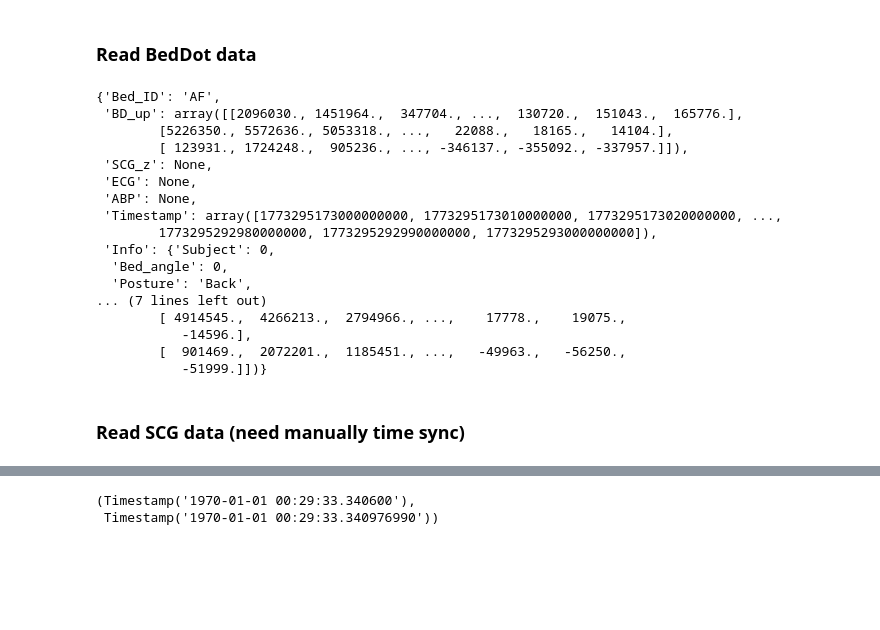
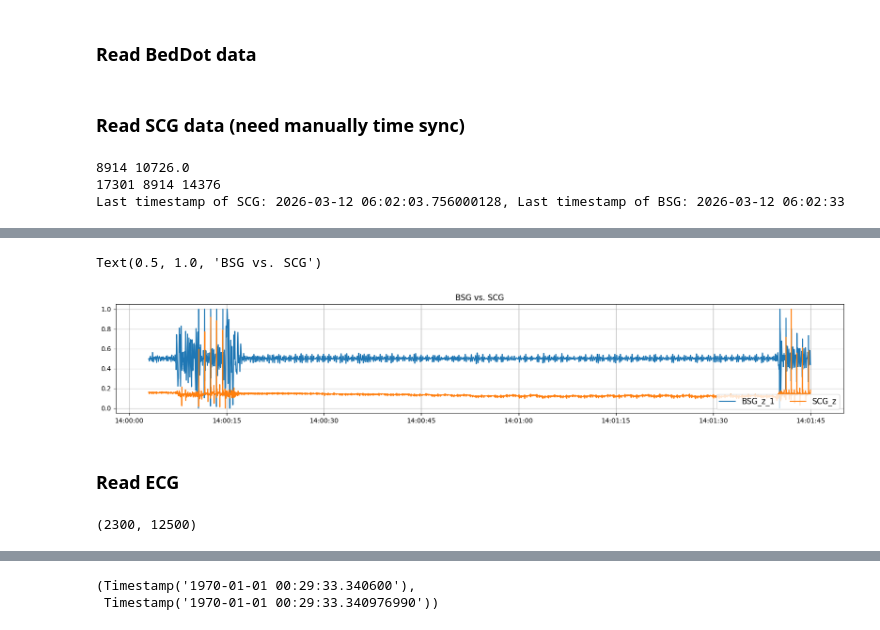
Before and after one commit to ZYY0844/CoreDemo_YY, a Jupyter notebook: processing/data_processing.ipynb, the cells around one changed output, grey strips where cells are left out. Cells and saved outputs as stored; diff of their text form; code cells hidden in the pictures; blank space fills up the shorter version.

```diff
--- a/processing/data_processing.ipynb
+++ b/processing/data_processing.ipynb
@@ -162,6 +292,7 @@ def resample_with_timestamps(timestamps, x, target_fs):
 # %%
 root_path = './data/'
 target_path = './data_final/'
+fs = 100
 # %%
 def new_struct():
     data_struct = {
@@ -206,34 +338,59 @@ cur_struct['Info']['Other_comment'] = None
 bed_reading = np.load(f'../data/{selected_bed["SID"]}_{status}.npy', allow_pickle=True).item()
 signal = bed_reading['data']
 BSG_timestamps = bed_reading['timestamps']
-cur_struct['BD_up'] = bed_reading['data']
-cur_struct['Timestamp'] = bed_reading['timestamps']
+# cur_struct['BD_up'] = bed_reading['data']
+# cur_struct['Timestamp'] = bed_reading['timestamps']
 
 if cur_struct['Bed_ID'] == 'AF':
     selected_bed = bed_AF_ID_30_compare
     bed_reading_2 = np.load(f'../data/{selected_bed["SID"]}_{status}.npy', allow_pickle=True).item()
     selected_bed = bed_AF_ID_18_mid
     bed_reading_3 = np.load(f'../data/{selected_bed["SID"]}_{status}.npy', allow_pickle=True).item()
-    cur_struct['BD_compare'] = bed_reading_2['data']
-    cur_struct['BD_mid'] = bed_reading_3['data']
-cur_struct
+    # cur_struct['BD_compare'] = bed_reading_2['data']
+    # cur_struct['BD_mid'] = bed_reading_3['data']
-# %% [output]
-{'Bed_ID': 'AF',
- 'BD_up': array([[2096030., 1451964.,  347704., ...,  130720.,  151043.,  165776.],
-        [5226350., 5572636., 5053318., ...,   22088.,   18165.,   14104.],
-        [ 123931., 1724248.,  905236., ..., -346137., -355092., -337957.]]),
- 'SCG_z': None,
- 'ECG': None,
- 'ABP': None,
- 'Timestamp': array([1773295173000000000, 1773295173010000000, 1773295173020000000, ...,
-        1773295292980000000, 1773295292990000000, 1773295293000000000]),
- 'Info': {'Subject': 0,
-  'Bed_angle': 0,
-  'Posture': 'Back',
-... (7 lines left out)
-        [ 4914545.,  4266213.,  2794966., ...,    17778.,    19075.,
-           -14596.],
-        [  901469.,  2072201.,  1185451., ...,   -49963.,   -56250.,
-           -51999.]])}
 # %% [markdown]
 ### Read SCG data (need manually time sync)
+# %%
+scg_file = f'../data/device_device1_{status}.npy'
+SCG_org_fs = 62
+scg_reading = np.load(scg_file, allow_pickle=True)
+scg_reading.shape
+ts_scg = scg_reading[:, 0]
+scg_z = (scg_reading[:, 3])
+true_len_scg = (BSG_timestamps[-1]-BSG_timestamps[0])/1e9 * SCG_org_fs
+print(len(scg_reading[:, 3]), true_len_scg) if np.abs(len(scg_reading[:, 3]) - true_len_scg) > 1 else print("SCG length matches expected length based on timestamps.")
+
+ts_scg, scg_z = resample_with_timestamps(ts_scg, scg_z, target_fs = 100)
+# env, scg_z = extract_hilbert_envelope_and_remove(scg_z, smooth_win=101, remove_method="divide")
+print(len(signal[0]), len(scg_reading[:, 3]),  len(scg_z))
+
+# shanghai timezone is UTC+8, so we need to add 8 hours to the timestamps
+dt_scg = pd.to_datetime(ts_scg[-1], unit='ns')
+dt_bsg = pd.to_datetime(BSG_timestamps[-1], unit='ns')
+print(f"Last timestamp of SCG: {dt_scg}, Last timestamp of BSG: {dt_bsg}")
+# %% [output]
+8914 10726.0
+17301 8914 14376
+Last timestamp of SCG: 2026-03-12 06:02:03.756000128, Last timestamp of BSG: 2026-03-12 06:02:33
+# %%
+# check the time synchronization between SCG and BSG
+start_time = "2026-3-12 14:00:03"
+end_time = "2026-3-12 14:01:45"
+start = find_idx(start_time, BSG_timestamps, "Asia/Shanghai")
+end = find_idx(end_time, BSG_timestamps, "Asia/Shanghai")
+print(f"Selected time window: {start_time} to {end_time} \nCorresponding to indices {start} to {end} in BSG timestamps.")
+
+# start = 0
+# end = start +1000
+t = pd.to_datetime(BSG_timestamps) + pd.to_timedelta(8, unit='h')  # 转换为上海时间
+t_scg = pd.to_datetime(ts_scg) + pd.to_timedelta(8, unit='h')  # 转换为上海时间
+plt.figure(figsize=(20, 3))
+plt.plot(t[start:end], norm_ecg(signal[2, start:end])+0, label='BSG_z_1')
+# plt.plot(t[:], norm_ecg(signal[2, :])+0, label='BSG_z_1')
+shift_scg = int(fs*2.15)
+# shift = int(fs*0.2)
+plt.plot(t_scg[start:end], norm_ecg(scg_z[start+shift_scg:end+shift_scg]), label='SCG_z', alpha=1)
+plt.legend(loc='lower right', fontsize=12, ncol=3)
+plt.grid()
+plt.title(f'BSG vs. SCG')
+# %% [output]
@@ -239,0 +399,4 @@ cur_struct
+Text(0.5, 1.0, 'BSG vs. SCG')
+[figure, added]
+# %% [markdown]
+### Read ECG
@@ -239,0 +418,4 @@ cur_struct
+# %%
+start, end
+# %% [output]
+(2300, 12500)
```
Also changed, not shown: parts of 21 cells of this notebook, 12 other files.
